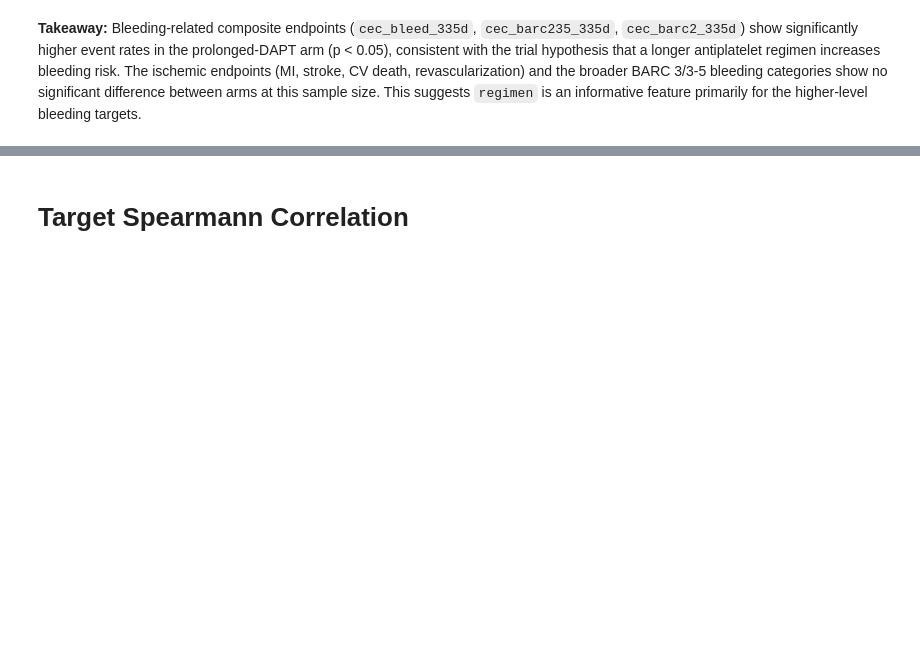
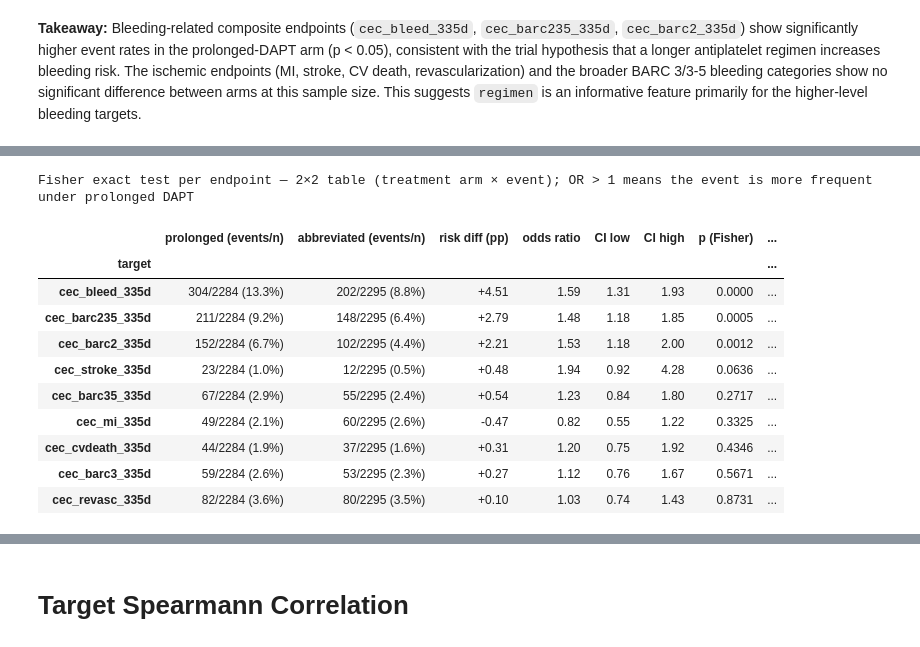
Before and after one commit to TommasoPioda/CATE-estimation-on-the-MASTER-DAPT-trial, a Jupyter notebook: data_exploration/01_target_exploration.ipynb, the cells around one changed output, grey strips where cells are left out. Cells and saved outputs as stored; diff of their text form; code cells hidden in the pictures; blank space fills up the shorter version.

```diff
--- a/data_exploration/01_target_exploration.ipynb
+++ b/data_exploration/01_target_exploration.ipynb
@@ -288,0 +293,62 @@ plt.show()
+# %%
+from scipy.stats import fisher_exact
+from scipy.stats.contingency import odds_ratio
+
+ABBR, PROL = regimen.cat.categories  # 'abbreviated DAPT', 'prolonged DAPT'
+
+fisher_rows = []
+for col in target_features.columns:
+    ev = target_features[col].astype(int)
+    # 2x2 contingency table: rows = treatment arm, columns = event / no event
+    a_ev, a_n = int(ev[regimen == ABBR].sum()), int((regimen == ABBR).sum())
+    p_ev, p_n = int(ev[regimen == PROL].sum()), int((regimen == PROL).sum())
+    table = [[p_ev, p_n - p_ev],
+             [a_ev, a_n - a_ev]]
+
+    _, pval = fisher_exact(table)                      # two-sided exact p-value
+    res = odds_ratio(table)                            # conditional MLE odds ratio
+    ci_low, ci_high = res.confidence_interval(0.95)    # exact (Cornfield) interval
+
+    fisher_rows.append({
+        'target': col,
+        'prolonged (events/n)': f'{p_ev}/{p_n} ({p_ev / p_n:.1%})',
+        'abbreviated (events/n)': f'{a_ev}/{a_n} ({a_ev / a_n:.1%})',
+        'risk diff (pp)': 100 * (p_ev / p_n - a_ev / a_n),
+        'odds ratio': res.statistic,
+        'CI low': ci_low,
+        'CI high': ci_high,
+        'p (Fisher)': pval,
+    })
+
+fisher_df = pd.DataFrame(fisher_rows).set_index('target').sort_values('p (Fisher)')
+
+# Holm step-down adjustment: nine endpoints are tested on the same cohort
+m = len(fisher_df)
+fisher_df['p (Holm)'] = np.maximum.accumulate(
+    (m - np.arange(m)) * fisher_df['p (Fisher)'].to_numpy()
+).clip(max=1.0)
+
+display(
+    fisher_df.style
+    .format({'risk diff (pp)': '{:+.2f}', 'odds ratio': '{:.2f}',
+             'CI low': '{:.2f}', 'CI high': '{:.2f}',
+             'p (Fisher)': '{:.4f}', 'p (Holm)': '{:.4f}'})
+    .background_gradient(subset=['risk diff (pp)'], cmap='RdBu_r', vmin=-5, vmax=5)
+    .apply(lambda s: np.where(s < 0.05, 'font-weight: bold; color: #b2182b', ''),
+           subset=['p (Fisher)', 'p (Holm)'])
+    .set_caption('Fisher exact test per endpoint — 2×2 table (treatment arm × event); '
+                 'OR &gt; 1 means the event is more frequent under prolonged DAPT')
+)
+# %% [output]
+Fisher exact test per endpoint — 2×2 table (treatment arm × event); OR > 1 means the event is more frequent under prolonged DAPT
+|  | prolonged (events/n) | abbreviated (events/n) | risk diff (pp) | odds ratio | CI low | CI high | p (Fisher) | ... |
+| target |  |  |  |  |  |  |  | ... |
+| cec_bleed_335d | 304/2284 (13.3%) | 202/2295 (8.8%) | +4.51 | 1.59 | 1.31 | 1.93 | 0.0000 | ... |
+| cec_barc235_335d | 211/2284 (9.2%) | 148/2295 (6.4%) | +2.79 | 1.48 | 1.18 | 1.85 | 0.0005 | ... |
+| cec_barc2_335d | 152/2284 (6.7%) | 102/2295 (4.4%) | +2.21 | 1.53 | 1.18 | 2.00 | 0.0012 | ... |
+| cec_stroke_335d | 23/2284 (1.0%) | 12/2295 (0.5%) | +0.48 | 1.94 | 0.92 | 4.28 | 0.0636 | ... |
+| cec_barc35_335d | 67/2284 (2.9%) | 55/2295 (2.4%) | +0.54 | 1.23 | 0.84 | 1.80 | 0.2717 | ... |
+| cec_mi_335d | 49/2284 (2.1%) | 60/2295 (2.6%) | -0.47 | 0.82 | 0.55 | 1.22 | 0.3325 | ... |
+| cec_cvdeath_335d | 44/2284 (1.9%) | 37/2295 (1.6%) | +0.31 | 1.20 | 0.75 | 1.92 | 0.4346 | ... |
+| cec_barc3_335d | 59/2284 (2.6%) | 53/2295 (2.3%) | +0.27 | 1.12 | 0.76 | 1.67 | 0.5671 | ... |
+| cec_revasc_335d | 82/2284 (3.6%) | 80/2295 (3.5%) | +0.10 | 1.03 | 0.74 | 1.43 | 0.8731 | ... |
```
Also changed, not shown: parts of 4 cells of this notebook.
